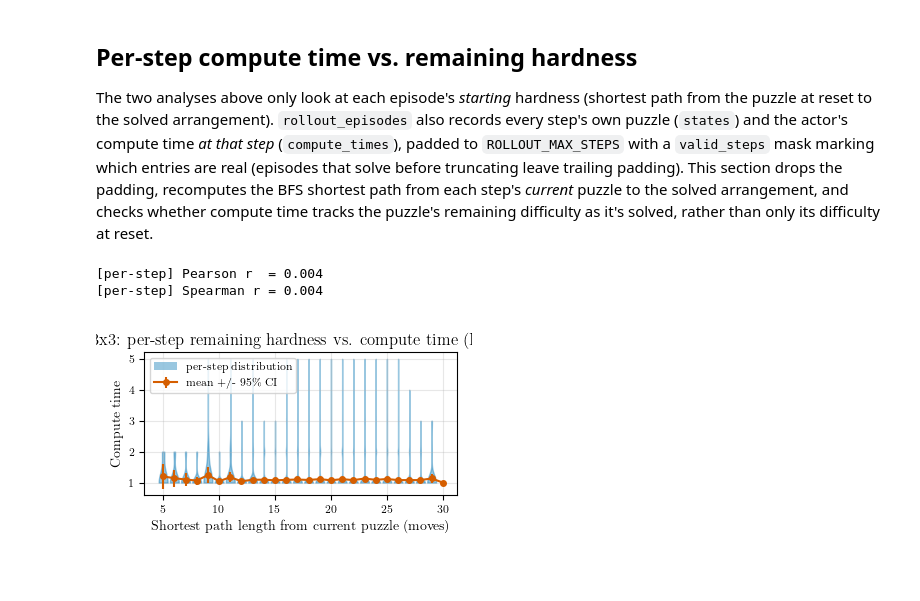
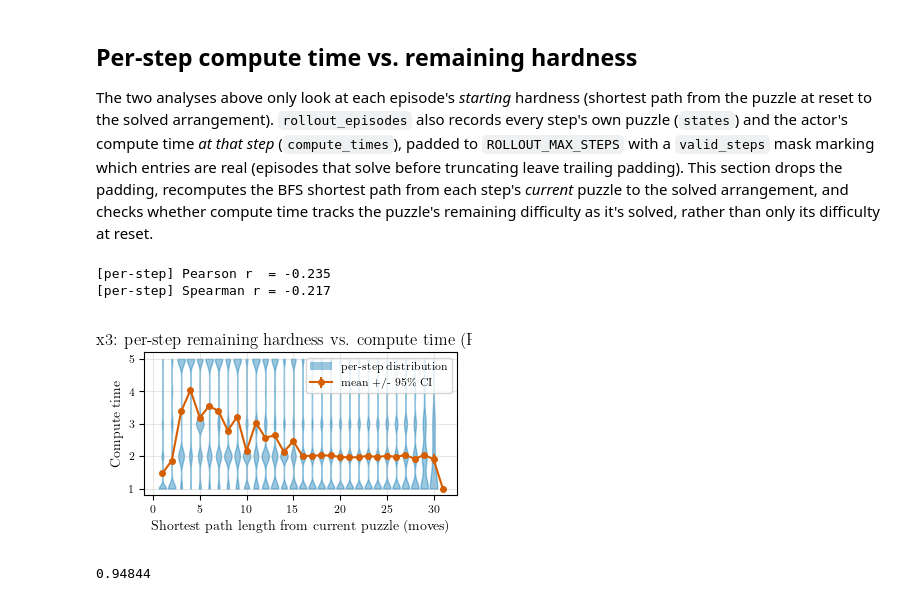
Before and after one commit to chanb/Stoix, a Jupyter notebook: ramdp_experiments/analysis-compute_time-hardness-slidingpuzzle.ipynb, the cells around one changed output. Saved outputs shown, nothing was run; the diff lists cells and outputs as text; code cells hidden in the pictures.

```diff
--- a/ramdp_experiments/analysis-compute_time-hardness-slidingpuzzle.ipynb
+++ b/ramdp_experiments/analysis-compute_time-hardness-slidingpuzzle.ipynb
@@ -154,14 +154,14 @@ CRITIC_LAYER_SIZES = (64, 64)  # critic's post-CNN MLPTorso
 # --- Rollout ---
 NUM_EVAL_EPISODES = 50000
 SEED = 0
-EVALUATION_GREEDY = False  # match training-time stochastic policy; True evaluates the mode action instead
+EVALUATION_GREEDY = True  # match training-time stochastic policy; True evaluates the mode action instead
 # rollout_episodes re-JITs and re-runs NUM_EVAL_EPISODES full episodes every time the
 # rollout cell executes, which is slow - once a rollout has run, its dataframe is
 # cached to ROLLOUT_CACHE_PATH (see below) and reloaded from there on subsequent runs
 # instead of being recomputed. Set True to ignore any cache and force a fresh rollout
 # (e.g. after changing the checkpoint or network hyperparameters above without also
 # changing NUM_EVAL_EPISODES/SEED, which the cache path does not otherwise capture).
-FORCE_REROLLOUT = False
+FORCE_REROLLOUT = True
 # %%
 def build_stoix_config():
     """Composes the same DictConfig ff_ppo.py's @hydra.main would build for a
@@ -504,6 +506,10 @@ else:
         rollout_env, act_fn, actor_params, NUM_EVAL_EPISODES, seed=SEED, max_steps=ROLLOUT_MAX_STEPS
     )
     for r in records:
+        if sliding_puzzle_shortest_path(
+            puzzle_dist_prepared, r["initial_puzzle"]
+        ) == 0:
+            continue
         r["shortest_path_length"] = sliding_puzzle_shortest_path(
             puzzle_dist_prepared, r["initial_puzzle"]
         )
@@ -706,11 +713,18 @@ def build_step_dataframe(df, prepared):
     solved arrangement."""
     rows = []
     for _, episode_row in df.iterrows():
+        if not episode_row["solved"]:
+            continue
+
         for step, (puzzle, compute_time, valid) in enumerate(
             zip(episode_row["states"], episode_row["compute_times"], episode_row["valid_steps"])
         ):
             if not valid:
                 continue
+
+            if sliding_puzzle_shortest_path(prepared, puzzle) == 0:
+                continue
+
             rows.append(
                 {
                     "episode": episode_row["episode"],
@@ -758,33 +772,37 @@ if violin_groups:
         body.set_alpha(0.4)
 
 mean_errorbar = ax.errorbar(
     by_distance.index,
     by_distance["mean"],
     yerr=CI95_Z * by_distance["sem"].fillna(0.0),
     marker="o",
     ms=4,
     linewidth=1.5,
     color=mean_color,
     label=r"mean +/- 95\% CI",
 )
 ax.legend(
     handles=[Patch(facecolor=violin_color, alpha=0.4, label="per-step distribution"), mean_errorbar]
 )
 ax.set_xlabel("Shortest path length from current puzzle (moves)")
 ax.set_ylabel("Compute time")
 ax.set_title(
     f"slidingtile-{GRID_SIZE}x{GRID_SIZE}: per-step remaining hardness vs. compute time "
     f"(Pearson r={step_pearson_r:.2f})"
 )
 ax.grid(True, alpha=0.3)
 fig.tight_layout()
 plt.savefig(
     "analysis-compute_time-hardness-slidingpuzzle_per_step.pdf",
     dpi=600,
     format="pdf",
     bbox_inches="tight",
 )
 # %% [output]
-[per-step] Pearson r  = 0.004
-[per-step] Spearman r = 0.004
+[per-step] Pearson r  = -0.235
+[per-step] Spearman r = -0.217
-[figure, old version]
+[figure, new version]
+# %%
+df["solved"].mean()
+# %% [output]
+0.94844
```
Also changed, not shown: parts of 6 cells of this notebook.
